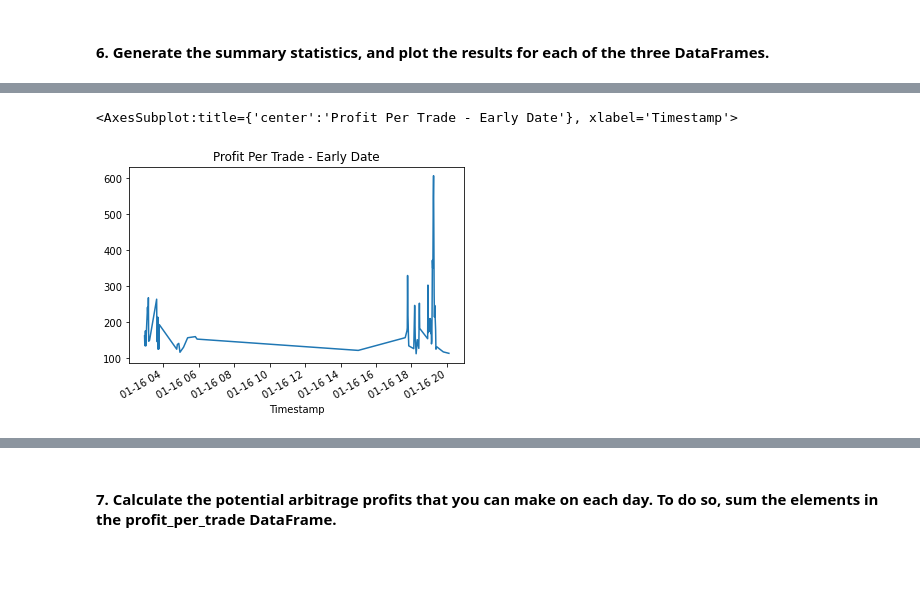
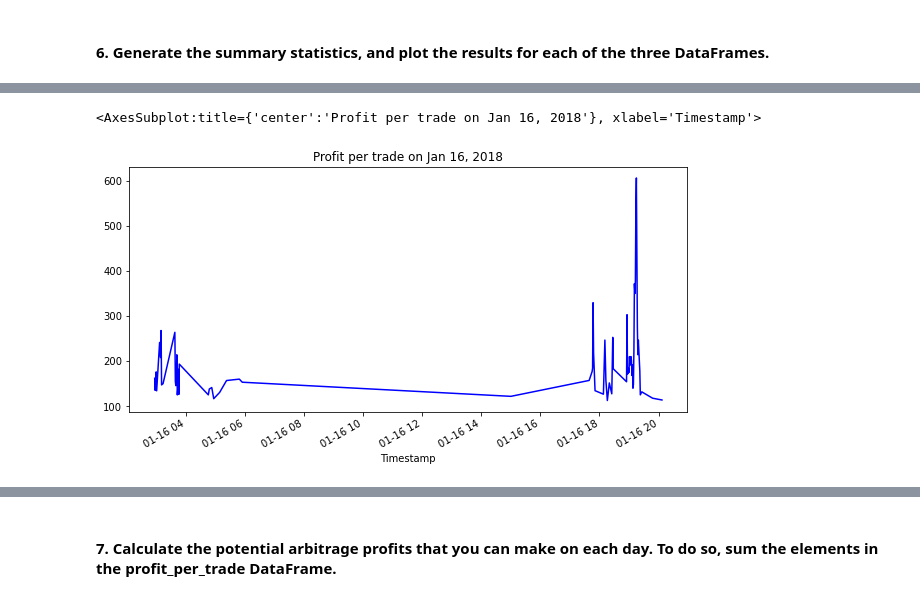
Before and after one commit to JakeWheelerGitHub/week_3_challenge, a Jupyter notebook: crypto_arbitrage.ipynb, the cells around one changed output, grey strips where cells are left out. Cells and saved outputs as stored; diff of their text form; code cells hidden in the pictures; blank space fills up the shorter version.

Commit message:
Analyze data pt 1-3 complete

```diff
--- a/crypto_arbitrage.ipynb
+++ b/crypto_arbitrage.ipynb
@@ -394,10 +394,3 @@ Calculate the potential profits for each date that you selected in the previous
 #### 1. For each of the three dates, measure the arbitrage spread between the two exchanges by subtracting the lower-priced exchange from the higher-priced one. Then use a conditional statement to generate the summary statistics for each arbitrage_spread DataFrame, where the spread is greater than zero.
 
 *NOTE*: For illustration, only one of the three dates is shown in the starter code below.
-# %%
-# For the date early in the dataset, measure the arbitrage spread between the two exchanges
-# by subtracting the lower-priced exchange from the higher-priced one
-arbitrage_spread_early = # YOUR CODE HERE
-
-# Use a conditional statement to generate the summary statistics for each arbitrage_spread DataFrame
-# YOUR CODE HERE
@@ -489,0 +529,33 @@ Name: Close, Length: 73, dtype: float64
+# %%
+# For the date early in the dataset, calculate the potential profit per trade in dollars
+# Multiply the profitable trades by the cost of the Bitcoin that was purchased
+profit_early = profitable_trades_early * bitstamp_sliced.loc['2018-01-16']
+
+# Drop any missing values from the profit DataFrame
+profit_per_trade_early = profit_early.dropna()
+
+# View the early profit DataFrame
+print(f"The profit per trade on Jan 16, 2018 \n {profit_per_trade_early.head()}\n ")
+
+
+
+
+#Calculating profitable trades for the middle date
+profit_middle = profitable_trades_middle * bitstamp_sliced.loc['2018-02-24']
+
+# Dropping any missing values from the middle profit DataFrame
+profit_per_trade_middle = profit_middle.dropna()
+
+# View the early profit DataFrame
+print(f"The profit per trade on Feb 24, 2018 \n {profit_per_trade_middle.head()} \n")
+
+
+
+#Calculating profitable trades for the late date
+profit_late = profitable_trades_late * bitstamp_sliced.loc['2018-03-26']
+
+# Dropping any missing values from the middle profit DataFrame
+profit_per_trade_late = profit_late.dropna()
+
+# View the early profit DataFrame
+print(f"The profit per trade on Mar 26, 2018 \n {profit_per_trade_late.head()}\n")
@@ -505,6 +608,7 @@ Name: Close, dtype: float64
 # %%
 # Plot the results for the early profit per trade DataFrame
-# YOUR CODE HERE
+
+profit_per_trade_early.plot(figsize=(10, 5), title="Profit per trade on Jan 16, 2018", color = "blue")
 # %% [output]
-<AxesSubplot:title={'center':'Profit Per Trade - Early Date'}, xlabel='Timestamp'>
+<AxesSubplot:title={'center':'Profit per trade on Jan 16, 2018'}, xlabel='Timestamp'>
-[figure, old version]
+[figure, new version]
```
Also changed, not shown: parts of 11 cells of this notebook.
